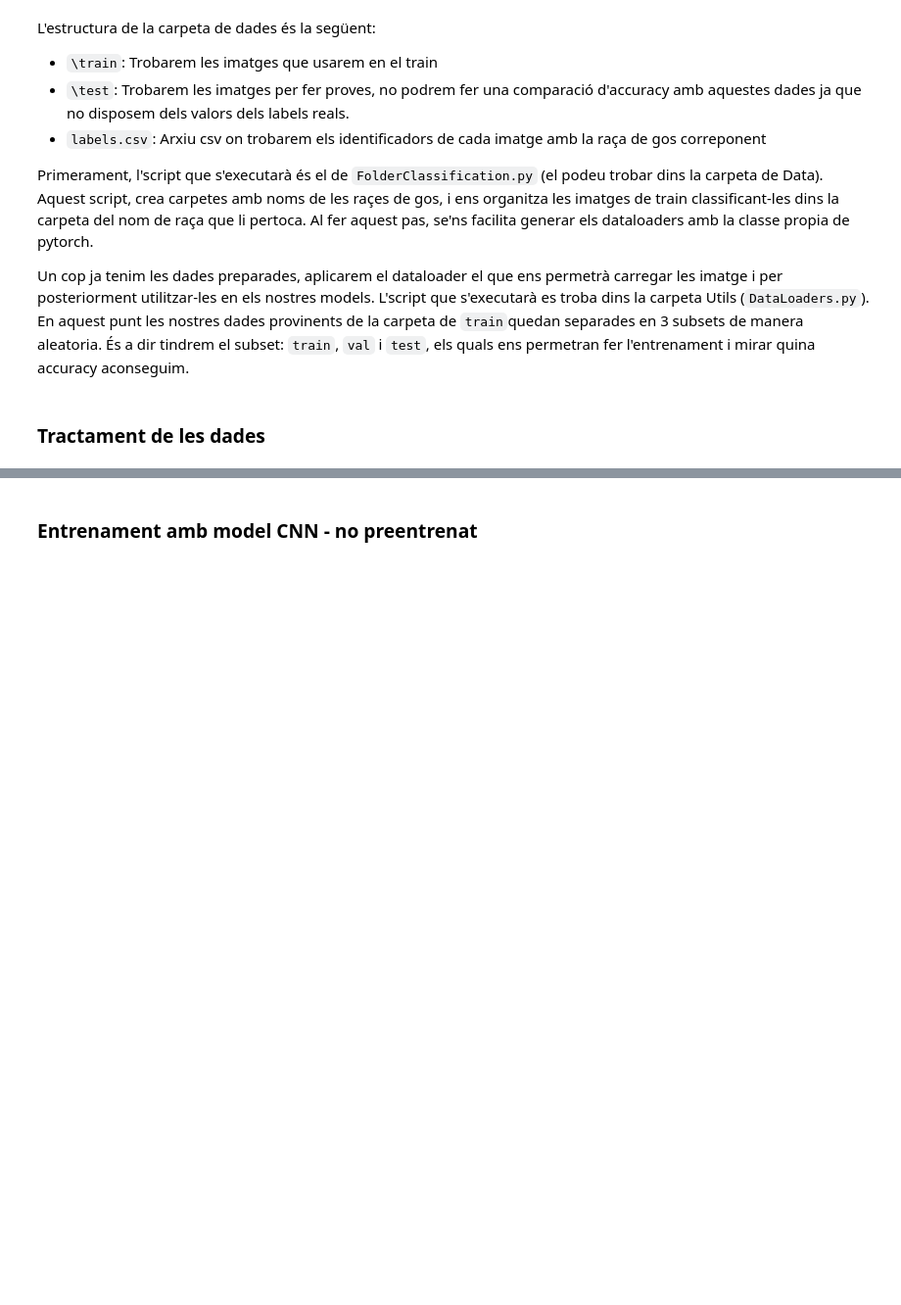
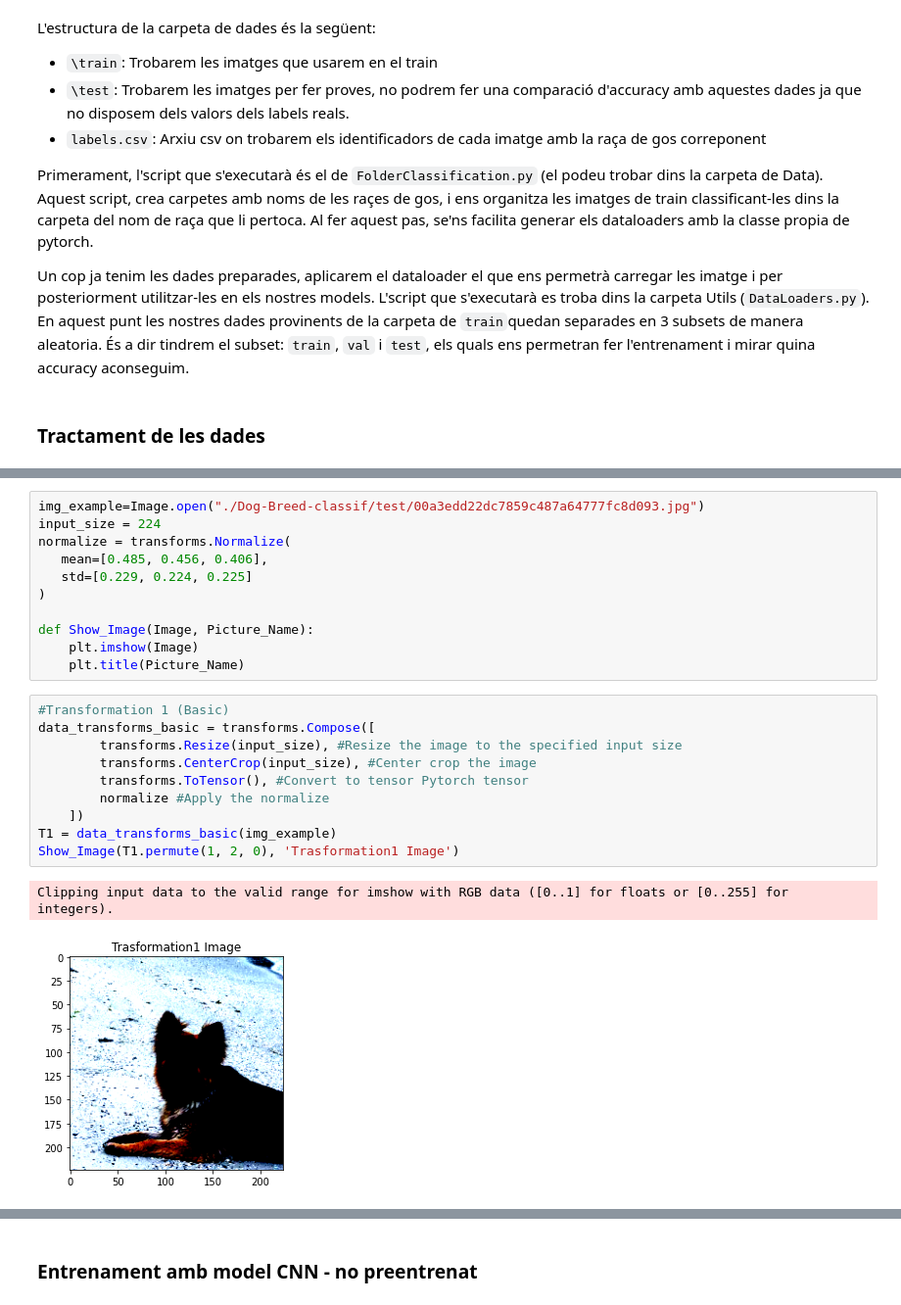
Before and after one commit to DCC-UAB/Dog_Breed_Classification, a Jupyter notebook: Demostracio_resultats.ipynb, the cells around one changed output, grey strips where cells are left out. Shown at 98% size. Cells and saved outputs as stored; diff of their text form; blank space fills up the shorter version.

```diff
--- a/Demostracio_resultats.ipynb
+++ b/Demostracio_resultats.ipynb
@@ -86,0 +111,24 @@ Un cop ja tenim les dades preparades, aplicarem el dataloader el que ens permetr
+# %%
+img_example=Image.open("./Dog-Breed-classif/test/00a3edd22dc7859c487a64777fc8d093.jpg")
+input_size = 224
+normalize = transforms.Normalize(
+   mean=[0.485, 0.456, 0.406],
+   std=[0.229, 0.224, 0.225]
+)
+
+def Show_Image(Image, Picture_Name):
+    plt.imshow(Image)
+    plt.title(Picture_Name)
+# %%
+#Transformation 1 (Basic)
+data_transforms_basic = transforms.Compose([
+        transforms.Resize(input_size), #Resize the image to the specified input size
+        transforms.CenterCrop(input_size), #Center crop the image
+        transforms.ToTensor(), #Convert to tensor Pytorch tensor
+        normalize #Apply the normalize
+    ])
+T1 = data_transforms_basic(img_example)
+Show_Image(T1.permute(1, 2, 0), 'Trasformation1 Image')
+# %% [output]
+Clipping input data to the valid range for imshow with RGB data ([0..1] for floats or [0..255] for integers).
+[figure, added]
```
Also changed, not shown: parts of 46 cells of this notebook.
